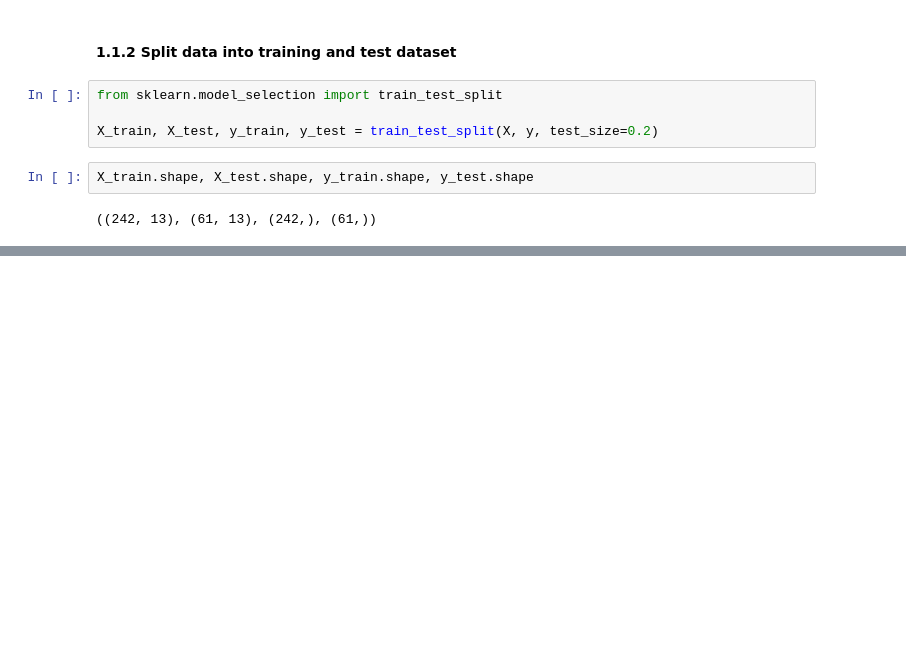
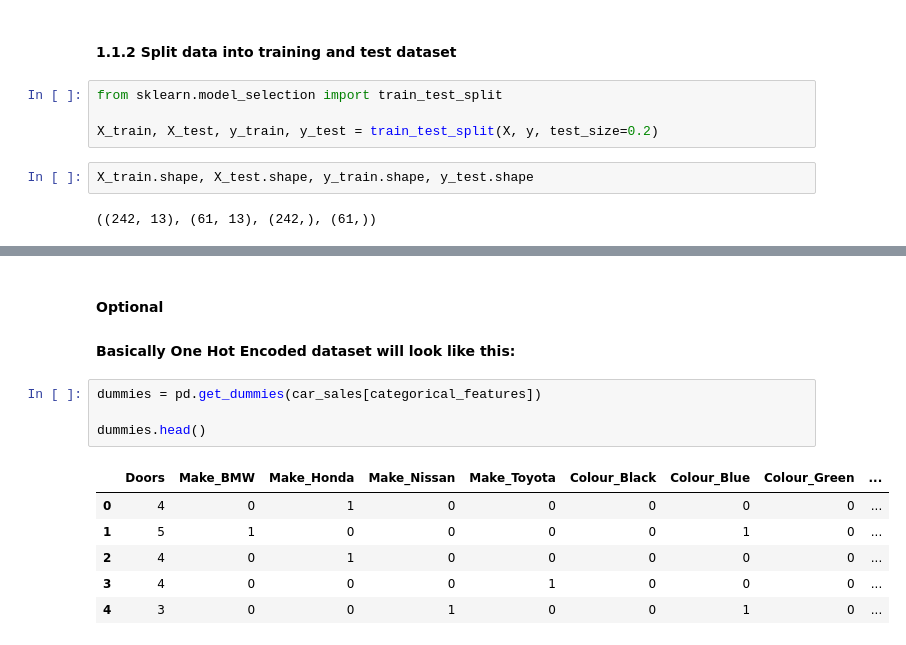
Before and after one commit to Naimul-Islam-Siam/Practice, a Jupyter notebook: ML/Scikit-learn/scikit_learn_cheatsheet.ipynb, the cells around one changed output, grey strips where cells are left out. Saved outputs shown, nothing was run; the diff lists cells and outputs as text; blank space fills up the shorter version.

```diff
--- a/ML/Scikit-learn/scikit_learn_cheatsheet.ipynb
+++ b/ML/Scikit-learn/scikit_learn_cheatsheet.ipynb
@@ -200,0 +249,14 @@ X_train.shape, X_test.shape, y_train.shape, y_test.shape
+# %% [markdown]
+#### Optional
+#### Basically One Hot Encoded dataset will look like this:
+# %%
+dummies = pd.get_dummies(car_sales[categorical_features])
+
+dummies.head()
+# %% [output]
+|  | Doors | Make_BMW | Make_Honda | Make_Nissan | Make_Toyota | Colour_Black | Colour_Blue | Colour_Green | ... |
+| 0 | 4 | 0 | 1 | 0 | 0 | 0 | 0 | 0 | ... |
+| 1 | 5 | 1 | 0 | 0 | 0 | 0 | 1 | 0 | ... |
+| 2 | 4 | 0 | 1 | 0 | 0 | 0 | 0 | 0 | ... |
+| 3 | 4 | 0 | 0 | 0 | 1 | 0 | 0 | 0 | ... |
+| 4 | 3 | 0 | 0 | 1 | 0 | 0 | 1 | 0 | ... |
```
Also changed, not shown: parts of 9 cells of this notebook.
